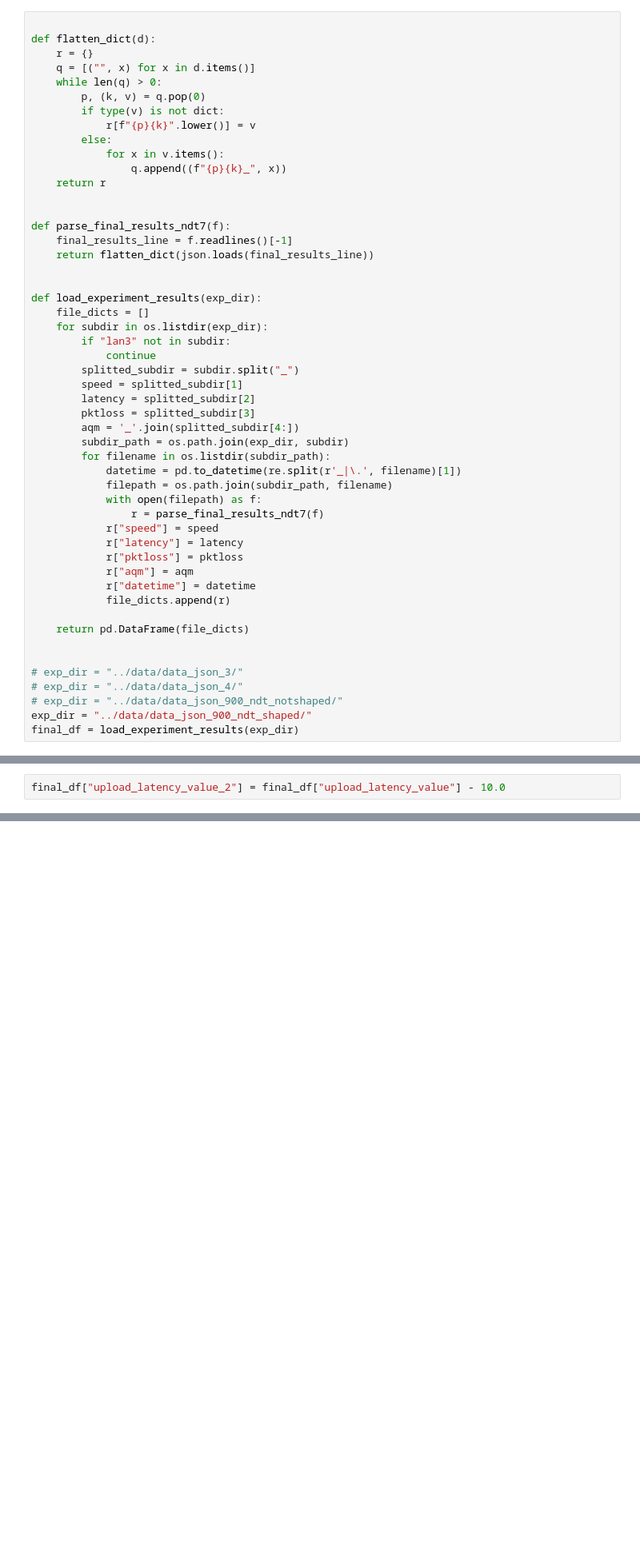
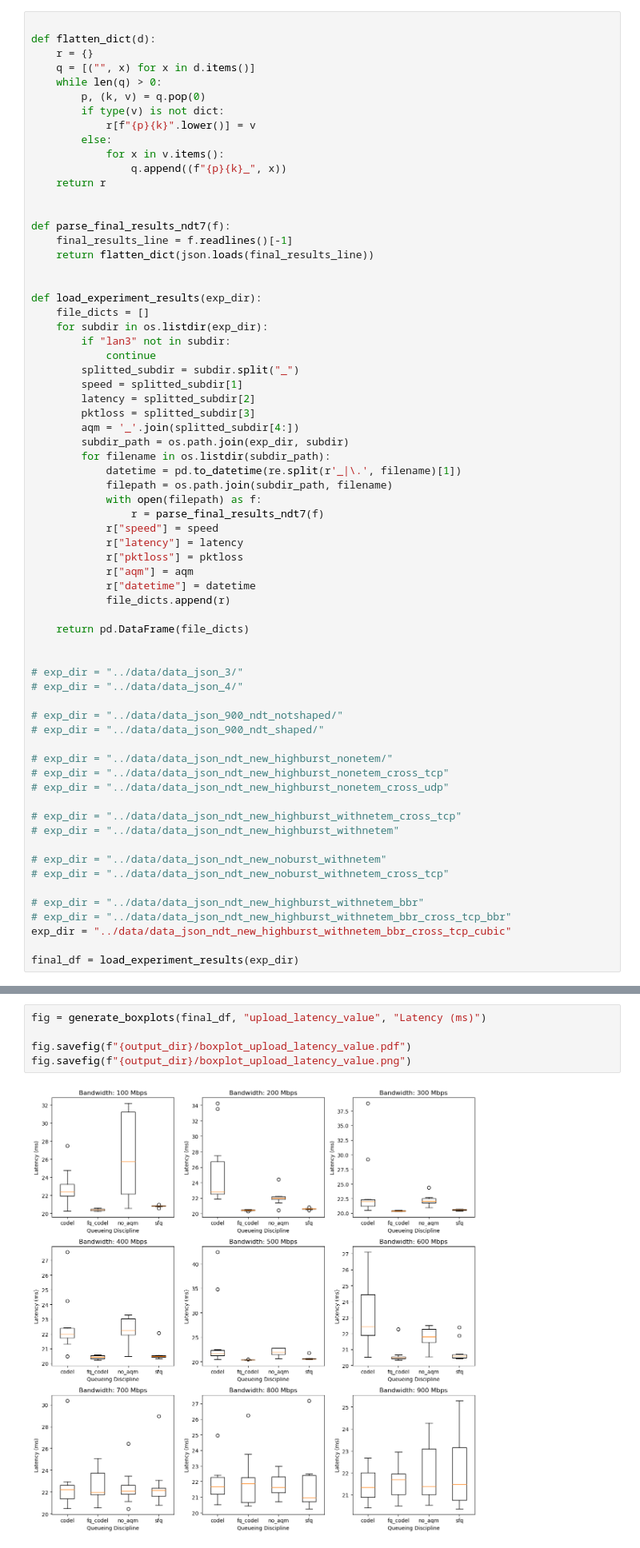
Before and after one commit to staveesh/speedtest-aqm, a Jupyter notebook: notebooks/analyze-final-ndt7-results.ipynb, the cells around one changed output, grey strips where cells are left out. Shown: that part at 80% size. Saved outputs shown, nothing was run; the diff lists cells and outputs as text; blank space fills up the shorter version.

Commit message:
Save plot results for NDT7 to the results directory

```diff
--- a/notebooks/analyze-final-ndt7-results.ipynb
+++ b/notebooks/analyze-final-ndt7-results.ipynb
@@ -56,6 +57,22 @@ def load_experiment_results(exp_dir):
 
 # exp_dir = "../data/data_json_3/"
 # exp_dir = "../data/data_json_4/"
+
 # exp_dir = "../data/data_json_900_ndt_notshaped/"
-exp_dir = "../data/data_json_900_ndt_shaped/"
+# exp_dir = "../data/data_json_900_ndt_shaped/"
+
+# exp_dir = "../data/data_json_ndt_new_highburst_nonetem/"
+# exp_dir = "../data/data_json_ndt_new_highburst_nonetem_cross_tcp"
+# exp_dir = "../data/data_json_ndt_new_highburst_nonetem_cross_udp"
+
+# exp_dir = "../data/data_json_ndt_new_highburst_withnetem_cross_tcp"
+# exp_dir = "../data/data_json_ndt_new_highburst_withnetem"
+
+# exp_dir = "../data/data_json_ndt_new_noburst_withnetem"
+# exp_dir = "../data/data_json_ndt_new_noburst_withnetem_cross_tcp"
+
+# exp_dir = "../data/data_json_ndt_new_highburst_withnetem_bbr"
+# exp_dir = "../data/data_json_ndt_new_highburst_withnetem_bbr_cross_tcp_bbr"
+exp_dir = "../data/data_json_ndt_new_highburst_withnetem_bbr_cross_tcp_cubic"
+
 final_df = load_experiment_results(exp_dir)
@@ -64,5 +105,3 @@ final_df.iloc[0]
-# %%
-final_df["upload_latency_value_2"] = final_df["upload_latency_value"] - 10.0
 # %%
 
 def generate_boxplots(df, result_col, result_label):
@@ -93,3 +135,10 @@ fig = generate_boxplots(final_df, "upload_latency_value_2", "Latency (ms)")
+# %%
+fig = generate_boxplots(final_df, "upload_latency_value", "Latency (ms)")
+
+fig.savefig(f"{output_dir}/boxplot_upload_latency_value.pdf")
+fig.savefig(f"{output_dir}/boxplot_upload_latency_value.png")
+# %% [output]
+[figure, added]
 # %%
 
 def generate_ecdfs(df, result_col, result_label):
```
Also changed, not shown: parts of 8 cells of this notebook, 3 other files.
